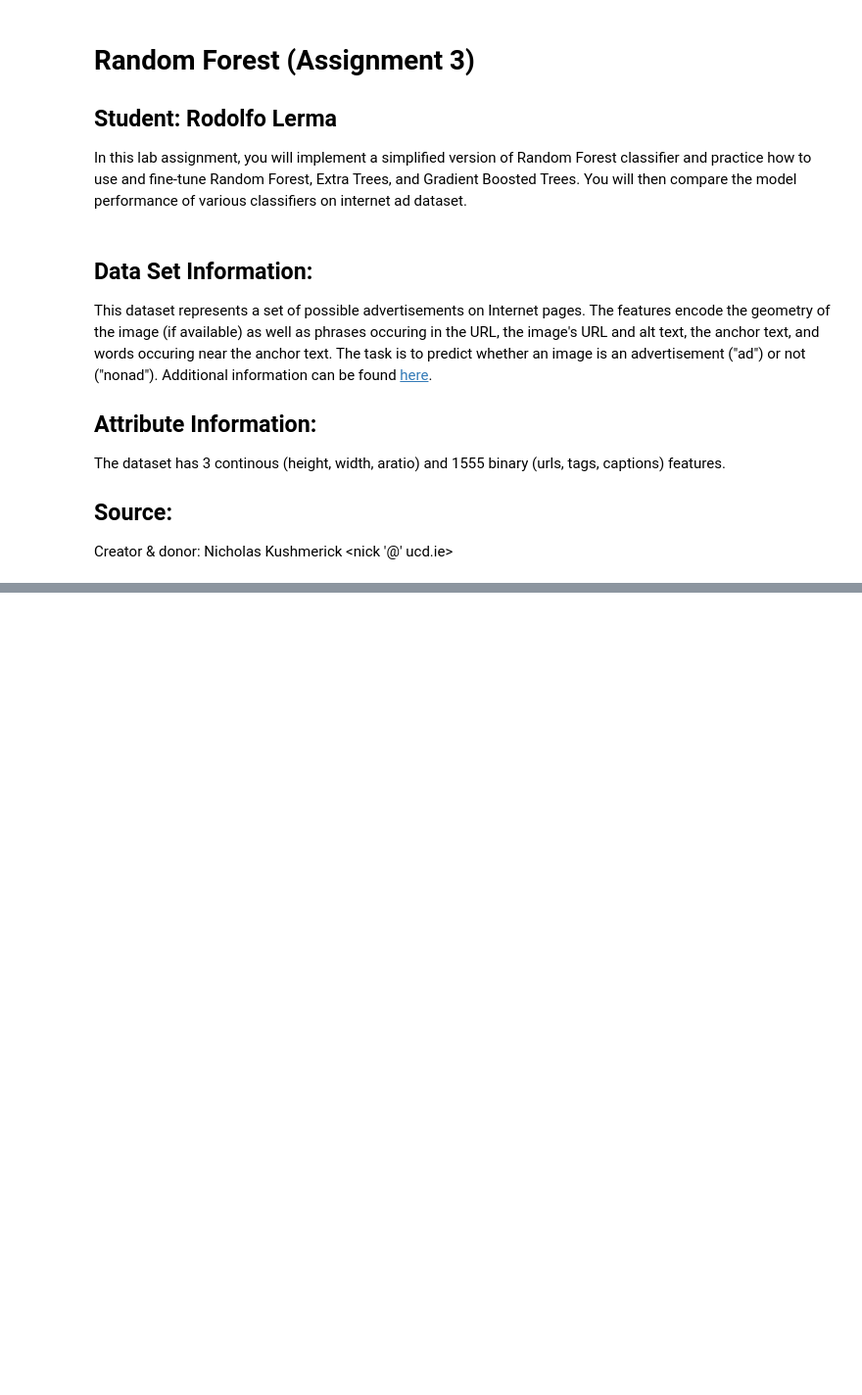
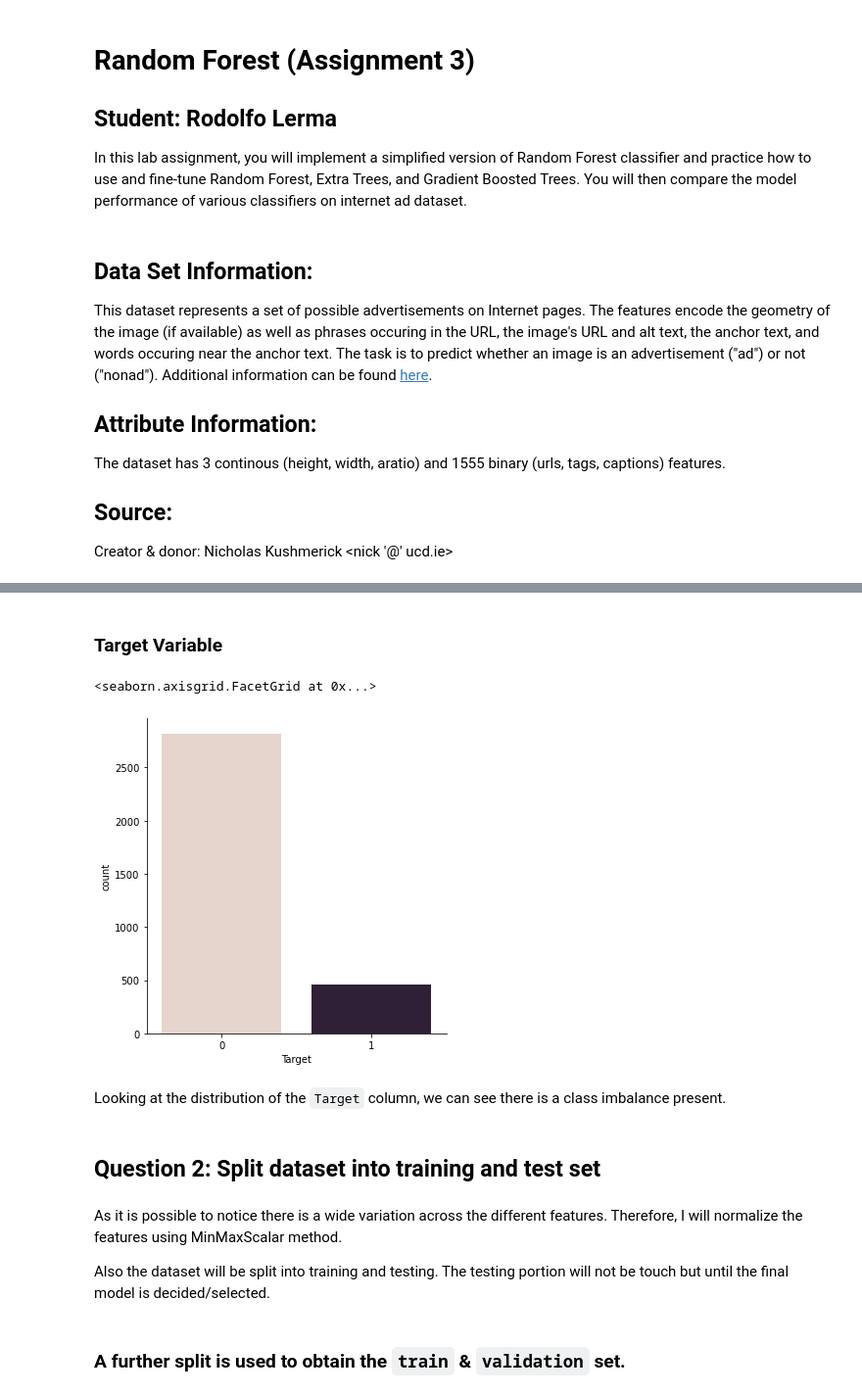
Before and after one commit to rodolfolermacontreras/ML_2_Assignment_3-, a Jupyter notebook: ML520-Lesson3-RodolfoLerma.ipynb, the cells around one changed output, grey strips where cells are left out. Shown at 98% size. Saved outputs shown, nothing was run; the diff lists cells and outputs as text; code cells hidden in the pictures; blank space fills up the shorter version.

Commit message:
Need final question and conclusion

```diff
--- a/ML520-Lesson3-RodolfoLerma.ipynb
+++ b/ML520-Lesson3-RodolfoLerma.ipynb
@@ -115,0 +206,16 @@ Question 7: Create a new text cell in your Notebook: Complete a 50-100 word summ
+# %% [markdown]
+### Target Variable
+# %%
+import seaborn as sns
+sns.catplot(x="Target", kind="count", palette="ch:.1", data=internetAd)
+# %% [output]
+<seaborn.axisgrid.FacetGrid at 0x...>
+[figure, added]
+# %% [markdown]
+Looking at the distribution of the `Target` column, we can see there is a class imbalance present.
+# %% [markdown]
+## Question 2: Split dataset into training and test set
+# %% [markdown]
+As it is possible to notice there is a wide variation across the different features. Therefore, I will normalize the features using MinMaxScalar method.
+
+Also the dataset will be split into training and testing. The testing portion will not be touch but until the final model is decided/selected.
@@ -115,0 +232,2 @@ Question 7: Create a new text cell in your Notebook: Complete a 50-100 word summ
+# %% [markdown]
+### A further split is used to obtain the `train` & `validation` set.
```
Also changed, not shown: parts of 59 cells of this notebook.
